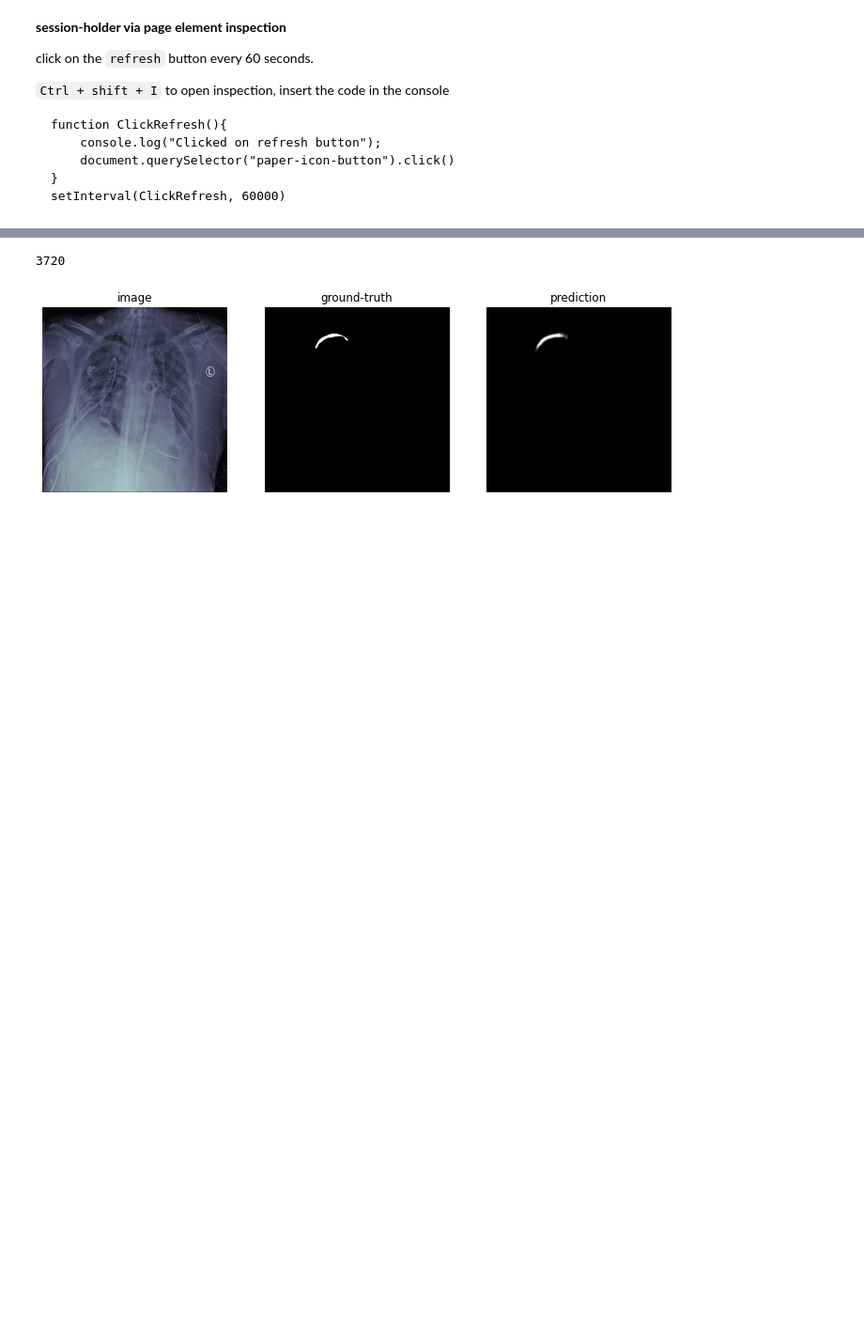
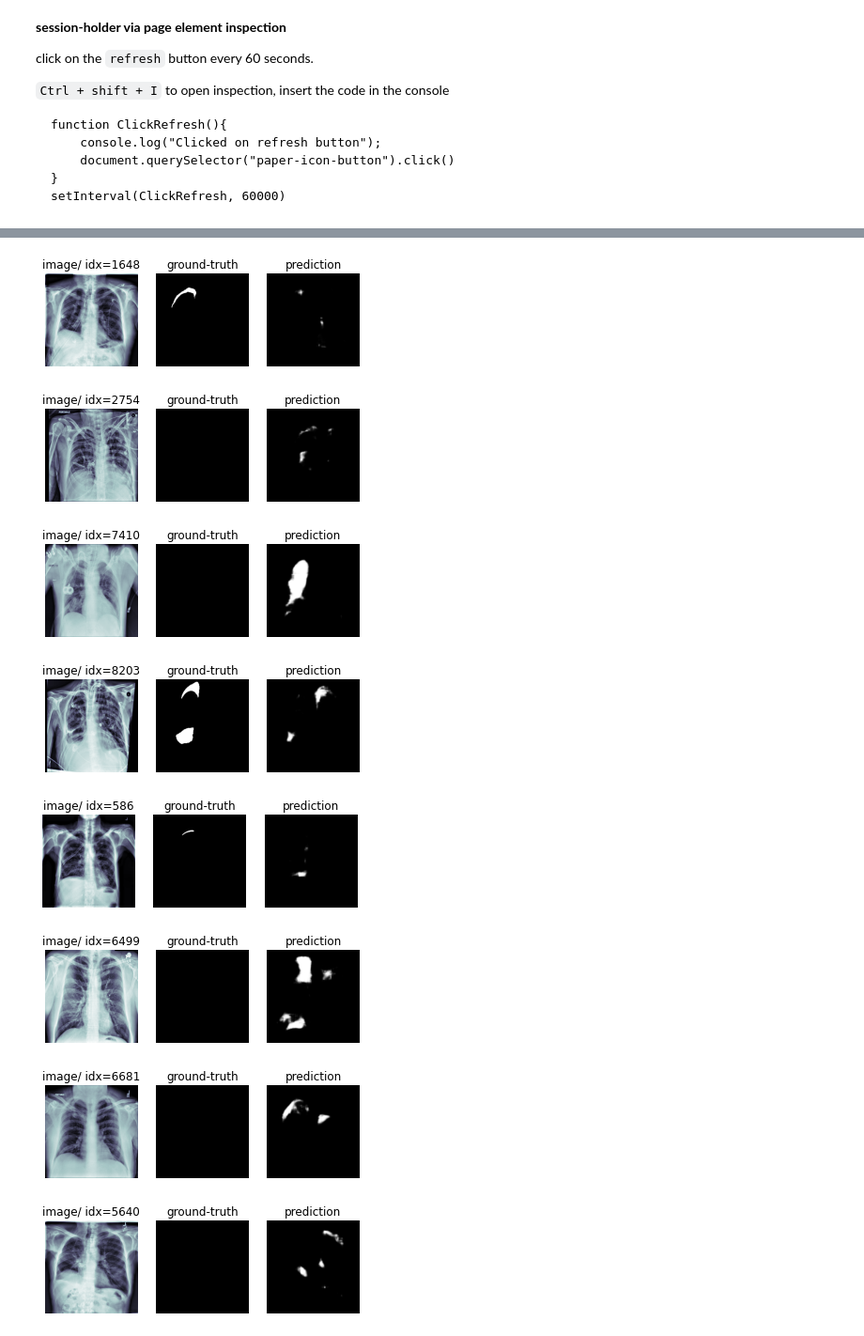
Before and after one commit to armiro/Pneumothorax-Segmentation, a Jupyter notebook: pnx_segmentation.ipynb, the cells around one changed output, grey strips where cells are left out. Shown at 94% size. Cells and saved outputs as stored; diff of their text form; code cells hidden in the pictures; blank space fills up the shorter version.

```diff
--- a/pnx_segmentation.ipynb
+++ b/pnx_segmentation.ipynb
@@ -263,20 +371,0 @@ model.save('/content/drive/MyDrive/pnx_model/unet_with_aug.hdf5')
-# %%
-training = model.fit(x=X_train, y=y_train, batch_size=32, epochs=100, verbose=2,
-                     steps_per_epoch=len(X_train)//32.0, validation_data=(X_val, y_val),
-                     max_queue_size=20, workers=4, use_multiprocessing=True)
-
-fig = plt.figure(figsize=(15, 4))
-plt.subplot(1, 3, 1)
-plt.plot(training.history['loss'], color='r', label='training_loss')
-plt.plot(training.history['val_loss'], color='g', label='validation_loss')
-plt.legend()
-plt.subplot(1, 3, 2)
-plt.plot(training.history['dice_coef'], color='r', label='training_dsc')
-plt.plot(training.history['val_dice_coef'], color='g', label='validation_dsc')
-plt.legend()
-plt.subplot(1, 3, 3)
-plt.plot(training.history['iou_coef'], color='r', label='training_iou')
-plt.plot(training.history['val_iou_coef'], color='g', label='validation_iou')
-plt.legend()
-plt.show()
-fig.savefig('/content/drive/My Drive/pnx_model/training.png', bbox_inches='tight')
@@ -305,24 +375,28 @@ Epoch 100/100
 # %%
-idx = np.random.randint(0, len(X_train))
-# idx = 6994
-print(idx)
-fig = plt.figure(num=3, figsize=(12, 4))
-plt.subplot(1, 3, 1)
-plt.title('image')
-plt.imshow(X=X_train[idx].squeeze(), cmap='bone')
-plt.axis('off')
-plt.subplot(1, 3, 2)
-plt.title('ground-truth')
-plt.imshow(X=y_train[idx].squeeze(), cmap='gray')
-plt.axis('off')
-plt.subplot(1, 3, 3)
-plt.title('prediction')
-pred = model.predict(np.expand_dims(X_train[idx], axis=0))
-# pred = np.where(pred>0.000005, 1, 0)
-plt.imshow(X=np.squeeze(pred, axis=(0, -1)), cmap='gray')
-plt.axis('off')
-plt.show()
-# fig.savefig('/content/drive/MyDrive/unet_v1_XX.png', bbox_inches='tight')
+for _ in range(10):
+    idx = np.random.randint(0, len(X_train))
+    fig = plt.figure(num=3, figsize=(6, 2))
+    plt.subplot(1, 3, 1)
+    plt.title('image/ idx=%d' % idx)
+    plt.imshow(X=X_train[idx].squeeze(), cmap='bone')
+    plt.axis('off')
+    plt.subplot(1, 3, 2)
+    plt.title('ground-truth')
+    plt.imshow(X=y_train[idx].squeeze(), cmap='gray')
+    plt.axis('off')
+    plt.subplot(1, 3, 3)
+    plt.title('prediction')
+    pred = model.predict(np.expand_dims(X_train[idx], axis=0))
+    plt.imshow(X=np.squeeze(pred, axis=(0, -1)), cmap='gray')
+    plt.axis('off')
+    plt.show()
+    # fig.savefig('/content/drive/MyDrive/unet_v1_XX.png', bbox_inches='tight')
 # %% [output]
-3720
-[figure, old version]
+[figure, new version]
+[figure, added]
+[figure, added]
+[figure, added]
+[figure, added]
+[figure, added]
+[figure, added]
+[figure, added]
```
Also changed, not shown: parts of 21 cells of this notebook.
